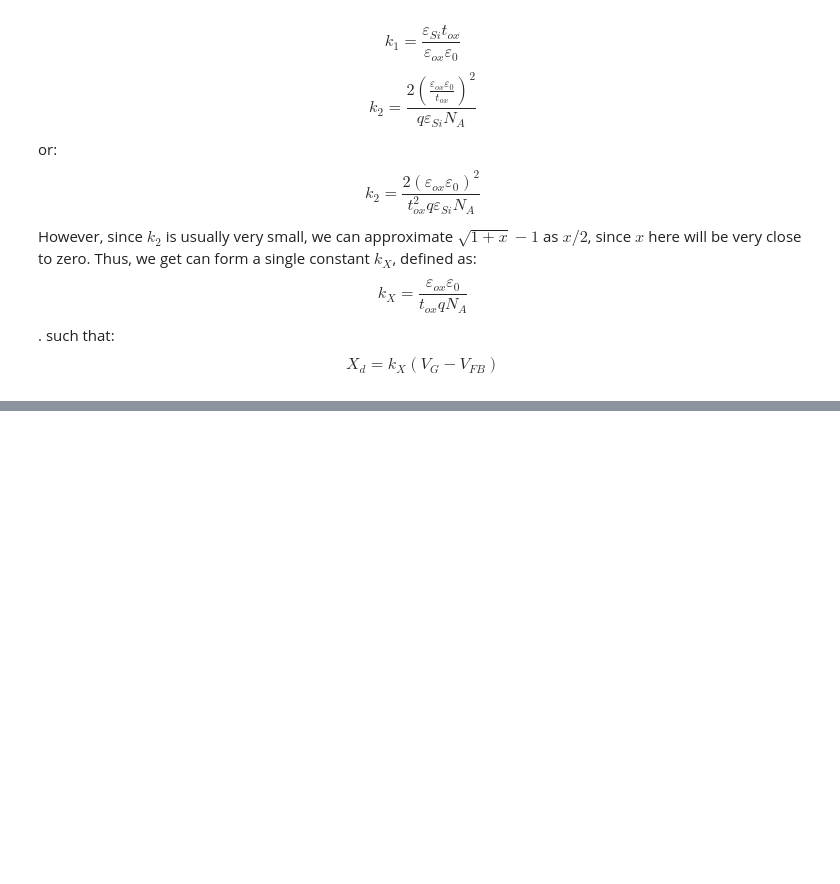
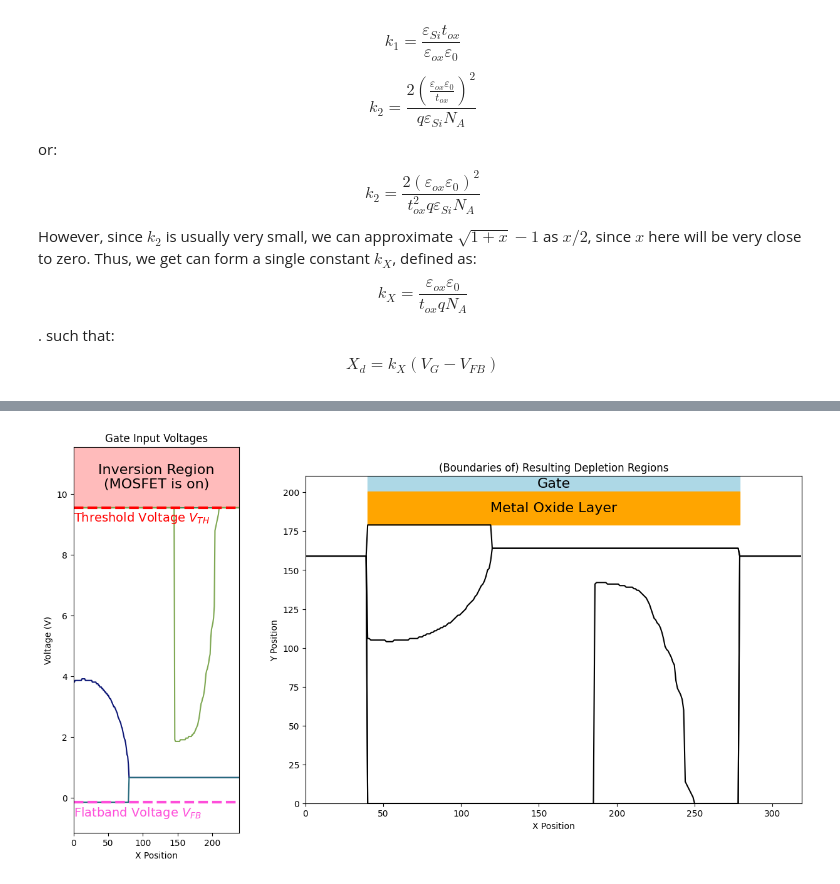
Before and after one commit to LostBitset/mosfet-bad-apple, a Jupyter notebook: Notebook.ipynb, the cells around one changed output, grey strips where cells are left out. Cells and saved outputs as stored; diff of their text form; code cells hidden in the pictures; blank space fills up the shorter version.

```diff
--- a/Notebook.ipynb
+++ b/Notebook.ipynb
@@ -173,7 +174,7 @@ k = 8.617e-5 # Boltzmann's constant (eV / K)
 e_si = 11.7 # Relative electric permittivity of Silicon (dimensionless)
 e_ox = 3.9 # Relative electric permittivity of SiO2 (dimensionless)
 N_A = 1e17 # Acceptor doping concentration (cm^-3)
-t_ox = 50e-6 # Oxide layer thickness (cm)
+t_ox = 5e-6 # Oxide layer thickness (cm)
 # (not mine) Material Constants used for calculating V_FB only:
 chi_s = 4.17 # electron affinity, silicon (eV)
 phi_m = 5.01 # work function, nickel (eV)
@@ -340,0 +325,86 @@ Done, all done with contour_to_lines.
+# %%
+# We have to draw everything at the proper scale...
+def nm_to_shown(nm):
+    frac = nm / (X_dMAX * 1e7)
+    return frac * 179
+# %%
+def annotate_rect(ax, rect, rect_text, **kwargs):
+    rx, ry = rect.get_xy()
+    cx = rx + rect.get_width() / 2
+    cy = ry + rect.get_height() / 2
+    ax.annotate(rect_text, (cx, cy), ha="center", va="center", **kwargs)
+# %%
+###### Finally, we get to put it together!
+def plot_frame(n):
+    def make_vg(segm):
+        return vg_from_xd((1 - (segm / 179)) * X_dMAX)
+    def xd_from_vg_in_mosfet(vg):
+        X_d = xd_from_vg(vg)
+        X_d *= 179 / X_dMAX
+        X_d = 179 - X_d
+        return X_d
+    image = load_image(n)
+    conts = get_contours(image)
+    lines_list = [ contour_to_lines(i) for i in conts ]
+    fig, (ax1, ax2) = plt.subplots(1, 2, figsize=(15, 8), gridspec_kw={"width_ratios": [1, 3]})
+    n_colors = 6
+    colors = [ chosen_cmap((i / n_colors) + (1 / 16)) for i in range(int(n_colors * (7 / 8))) ]
+    colors.extend(reversed(colors))
+    color_i = 0
+    bufh = 1
+    # For ax2:
+    shown_gate_height = 10
+    shown_oxide_height = nm_to_shown(t_ox * 1e7)
+    shown_above_substrate = shown_oxide_height + shown_gate_height
+    print(f"Oxide height (shown) = {shown_oxide_height}")
+    print(f"Height above substrate (shown) = {shown_above_substrate}")
+    print("Reconfiguring depletion regions plot...")
+    ax2.set_aspect(1) # TODO ADJUST THIS TO INCLUDE SHOWN_ABOVE_SUBSTRATE
+    ax2.set_title("(Boundaries of) Resulting Depletion Regions")
+    gate = mpatch.Rectangle((deplsize, 179 + shown_oxide_height), 319 - (2 * deplsize), shown_gate_height, color="lightblue")
+    ax2.add_artist(gate)
+    annotate_rect(ax2, gate, "Gate", color="black", fontsize=16)
+    oxide = mpatch.Rectangle((deplsize, 179), 319 - (2 * deplsize), shown_oxide_height, color="orange")
+    ax2.add_artist(oxide)
+    annotate_rect(ax2, oxide, "Metal Oxide Layer", color="black", fontsize=16)
+    ax2.set_xlim((0, 319))
+    ax2.set_ylim((0, 179 + shown_above_substrate))
+    ax2.set_xlabel("X Position")
+    ax2.set_ylabel("Y Position")
+    print("Done reconfiguring depletion regions plot.")
+    for lines in lines_list:
+        for line in lines:
+            # For ax1:
+            print("Drawing line on voltages plot...")
+            X_pot = np.array(range(239))
+            Y_pot = np.vectorize(make_vg)(extract_from_mosfet(line))
+            ax1.plot(X_pot, Y_pot, color=colors[color_i])
+            color_i += 1
+            color_i %= len(colors)
+            print("Drawing line on depletion regions plot...")
+            # For ax2:
+            X_depl = np.array(range(319))
+            Y_depl = np.vectorize(xd_from_vg_in_mosfet)(list(Y_pot))
+            Y_depl = place_in_mosfet(list(Y_depl))
+            ax2.plot(X_depl, Y_depl, color="black")
+            print("Done drawing line.")
+        # For ax1:
+    print("Reconfiguring voltages plot...")
+    ax1.axhline(V_FB, color="#FE4EDA", linestyle="--", linewidth=3)
+    ax1.axhline(V_TH, color="red", linestyle="--", linewidth=3)
+    ax1.set_title("Gate Input Voltages")
+    ax1.set_xlabel("X Position")
+    ax1.set_ylabel("Voltage (V)")
+    ax1.text(-0.1, V_TH - 0.25 - 0.2, "Threshold Voltage $V_{TH}$", color="red", size=14)
+    ax1.text(-0.1, V_FB - 0.25 - 0.2, "Flatband Voltage $V_{FB}$", color="#FE4EDA", size=14)
+    rect = mpatch.Rectangle((0, V_TH), 239, 2 * bufh, color="#FFBBBB")
+    ax1.add_artist(rect)
+    rect_text = "Inversion Region\n(MOSFET is on)"
+    annotate_rect(ax1, rect, rect_text, color="black", fontsize=16)
+    ax1.set_xlim((0, 239))
+    ax1.set_ylim((V_FB - bufh, V_TH + (2 * bufh)))
+    print("Done reconfiguring voltages plot.")
+    print("All done, plots are ready.")
+    plt.show()
+plot_frame(3010)
+# %% [output]
@@ -340,0 +428 @@ Done, all done with contour_to_lines.
+[figure, added]
```
Also changed, not shown: parts of 12 cells of this notebook.
